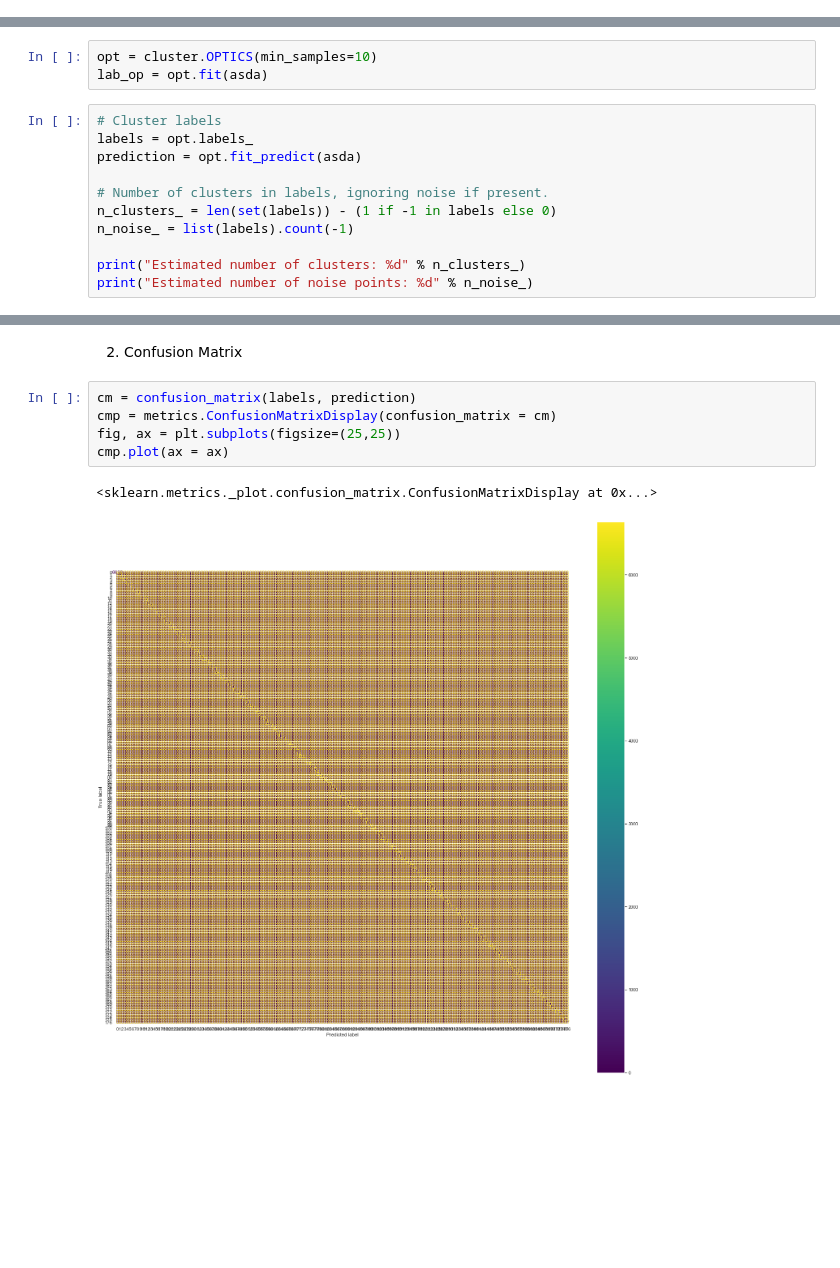
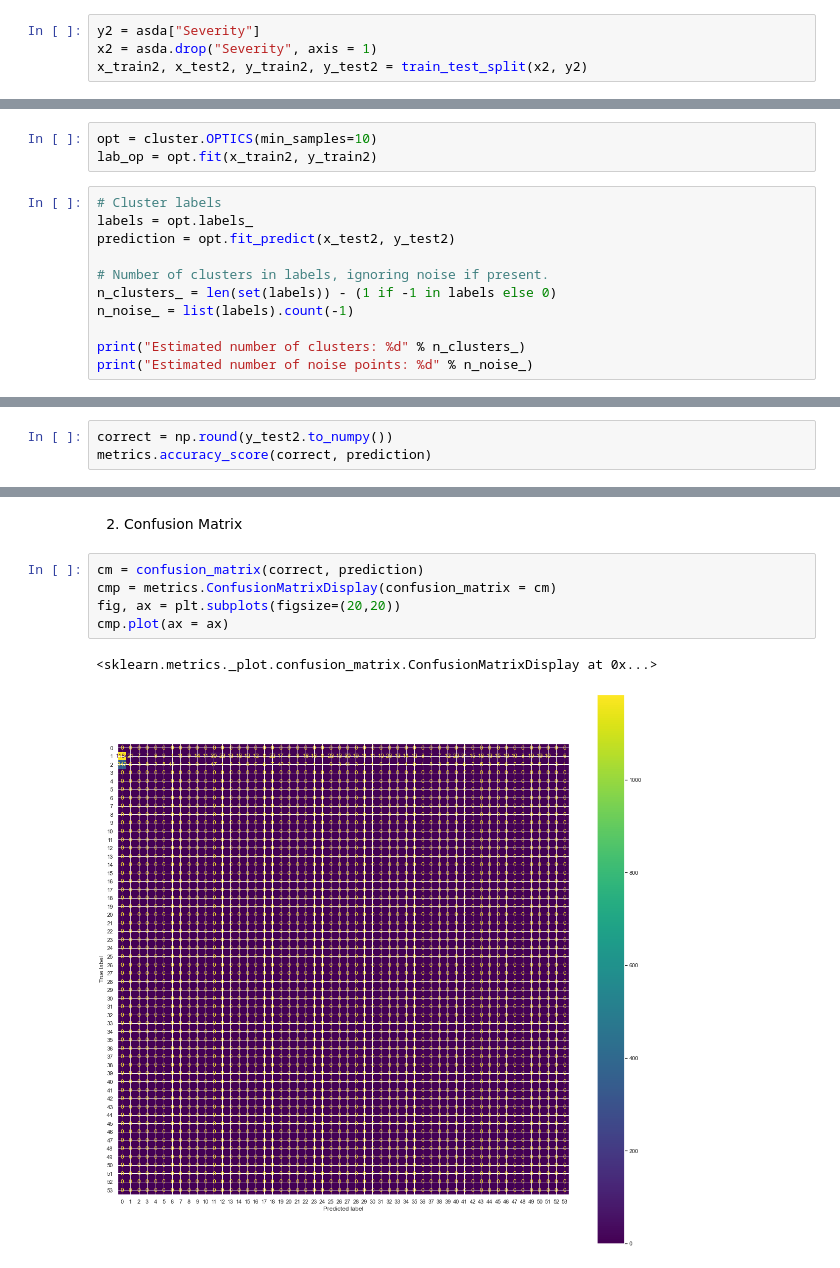
Before and after one commit to aboublini/Data-Analytics-US-Accidents, a Jupyter notebook: Ergasia_analytikis.ipynb, the cells around one changed output, grey strips where cells are left out. Drawn from its saved outputs; the diff is of its cells as text; blank space fills up the shorter version.

```diff
--- a/Ergasia_analytikis.ipynb
+++ b/Ergasia_analytikis.ipynb
@@ -419,3 +428,7 @@ asda.shape
+# %%
+y2 = asda["Severity"]
+x2 = asda.drop("Severity", axis = 1)
+x_train2, x_test2, y_train2, y_test2 = train_test_split(x2, y2)
 # %% [markdown]
 DBSCAN
 # %%
@@ -467,11 +481,11 @@ cmp.plot(ax = ax)
 OPTICS
 # %%
 opt = cluster.OPTICS(min_samples=10)
-lab_op = opt.fit(asda)
+lab_op = opt.fit(x_train2, y_train2)
 # %%
 # Cluster labels
 labels = opt.labels_
-prediction = opt.fit_predict(asda)
+prediction = opt.fit_predict(x_test2, y_test2)
 
 # Number of clusters in labels, ignoring noise if present.
 n_clusters_ = len(set(labels)) - (1 if -1 in labels else 0)
@@ -490,0 +501,3 @@ metrics.accuracy_score(labels, prediction)
+# %%
+correct = np.round(y_test2.to_numpy())
+metrics.accuracy_score(correct, prediction)
@@ -503,10 +518,10 @@ plt.show()
 # %% [markdown]
 2. Confusion Matrix
 # %%
-cm = confusion_matrix(labels, prediction)
+cm = confusion_matrix(correct, prediction)
 cmp = metrics.ConfusionMatrixDisplay(confusion_matrix = cm)
-fig, ax = plt.subplots(figsize=(25,25))
+fig, ax = plt.subplots(figsize=(20,20))
 cmp.plot(ax = ax)
 # %% [output]
 <sklearn.metrics._plot.confusion_matrix.ConfusionMatrixDisplay at 0x...>
-[figure, old version]
+[figure, new version]
```
Also changed, not shown: parts of 24 cells of this notebook.
